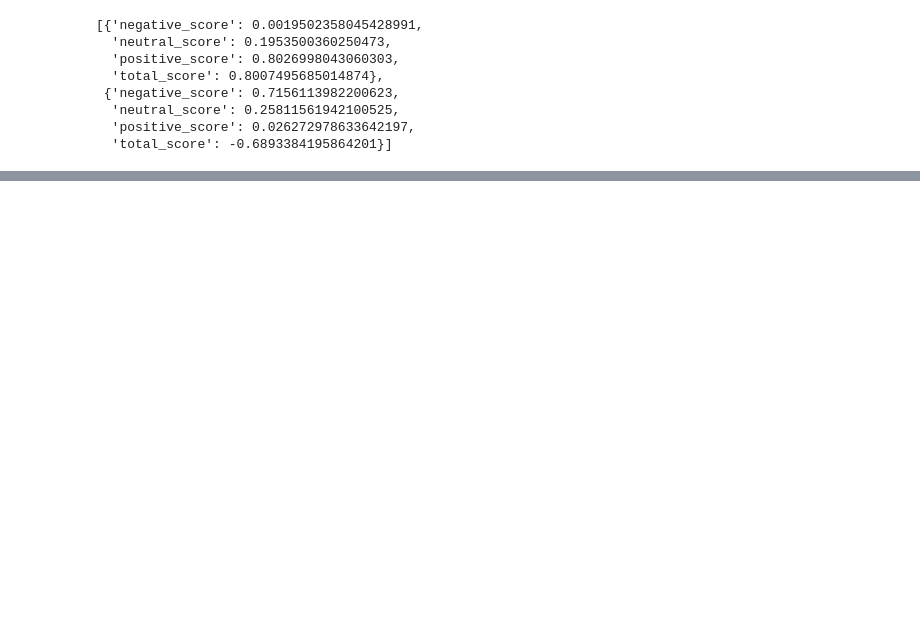
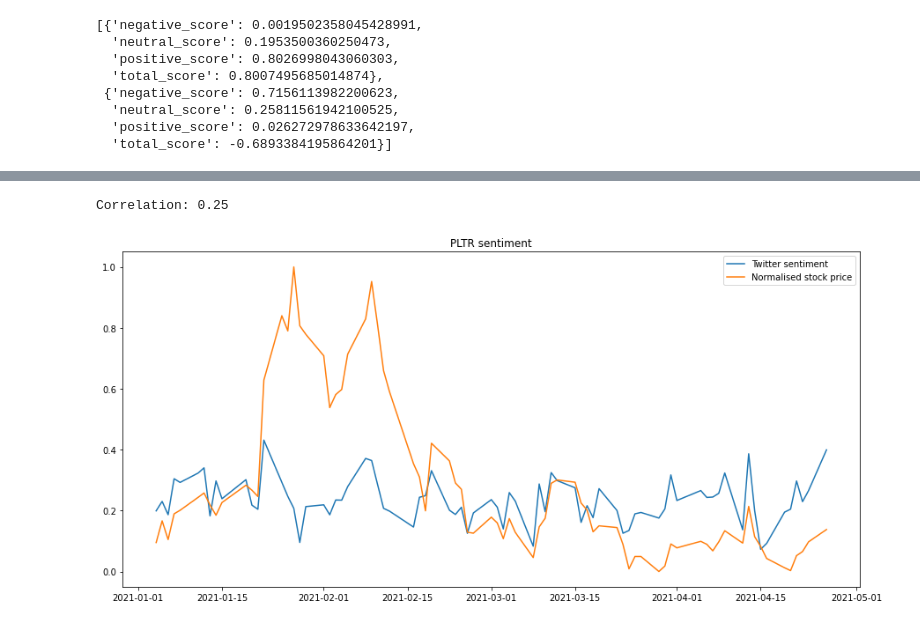
Before and after one commit to rometaidla/flash-boys, a Jupyter notebook: roberta-sentiment.ipynb, the cells around one changed output, grey strips where cells are left out. Drawn from its saved outputs; the diff is of its cells as text; code cells hidden in the pictures; blank space fills up the shorter version.

```diff
--- a/roberta-sentiment.ipynb
+++ b/roberta-sentiment.ipynb
@@ -50,0 +88,5 @@ aapl_df
+# %%
+plot(stock_df, "PLTR", save_figure=True)
+# %% [output]
+Correlation: 0.25
+[figure, added]
```
Also changed, not shown: parts of 10 cells of this notebook, 4 other files.
